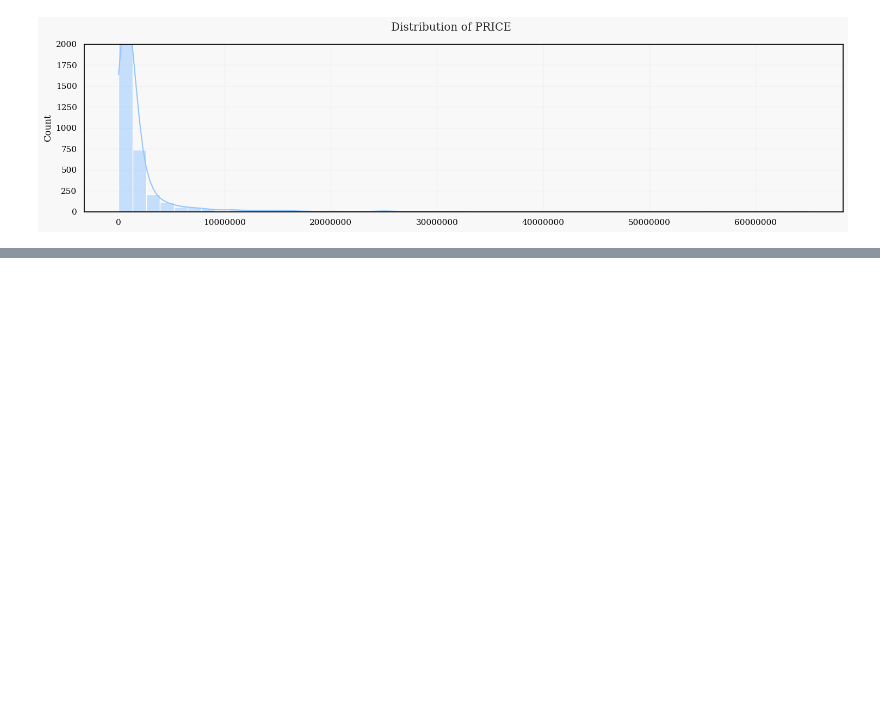
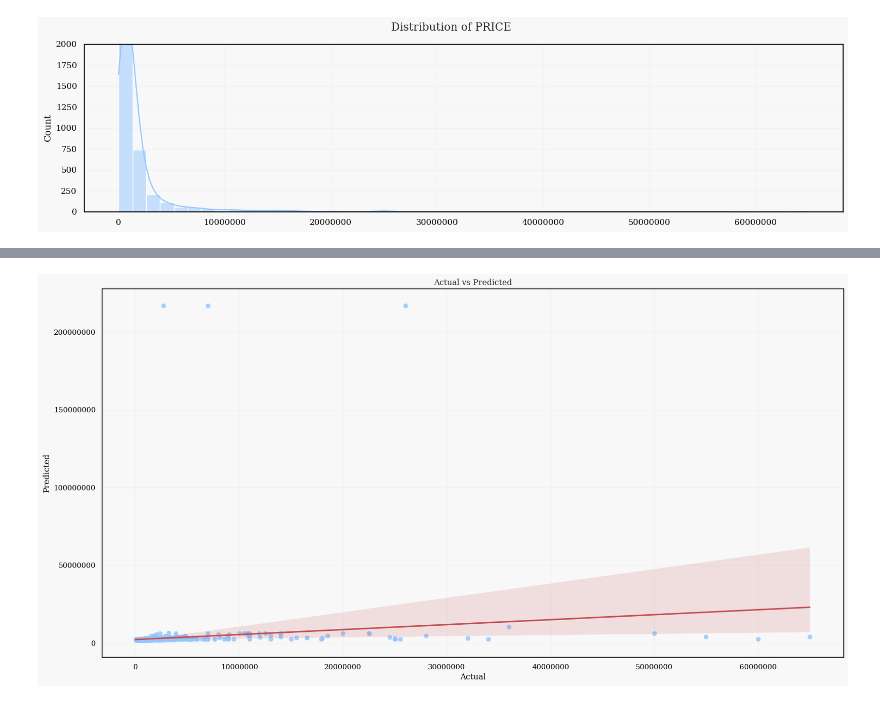
Before and after one commit to EviIius/6211_Advanced_BA, a Jupyter notebook: BA_Project/Work.ipynb, the cells around one changed output, grey strips where cells are left out. Saved outputs shown, nothing was run; the diff lists cells and outputs as text; code cells hidden in the pictures; blank space fills up the shorter version.

```diff
--- a/BA_Project/Work.ipynb
+++ b/BA_Project/Work.ipynb
@@ -643,0 +723,9 @@ plt.show()
+# %%
+df['BATH'] = df['BATH'].astype(int)
+X = df[['BEDS', 'BATH', 'PROPERTYSQFT']]
+y = df['PRICE']
+# %%
+X_encoded = pd.get_dummies(X, columns=['BATH',
+                                       'BEDS'])
+
+X_encoded.head()
@@ -643,0 +739,15 @@ plt.show()
+# %%
+X_train, X_test, y_train, y_test = train_test_split(X_encoded,
+                                                    y,
+                                                    random_state=42,)
+
+clf_xgb_v1 = xgb.XGBRegressor(objective="reg:squarederror",
+                            # missing=None,
+                            seed=42)
+
+clf_xgb_v1.fit(X_train,
+            y_train,
+            verbose=True,
+            early_stopping_rounds=20,
+            eval_metric='rmse',
+            eval_set=[(X_test, y_test)])
@@ -643,0 +783,11 @@ plt.show()
+# %%
+y_preds = clf_xgb_v1.predict(X_test)
+# %%
+fig = plt.figure(figsize=(20, 10))
+sns.regplot(data=df, x=y_test, y=y_preds, x_jitter=.15, line_kws=dict(color="r"),)
+plt.xlabel('Actual')
+plt.ylabel('Predicted')
+plt.title('Actual vs Predicted')
+plt.ticklabel_format(style = 'plain')
+# %% [output]
+[figure, added]
```
Also changed, not shown: parts of 7 cells of this notebook.
